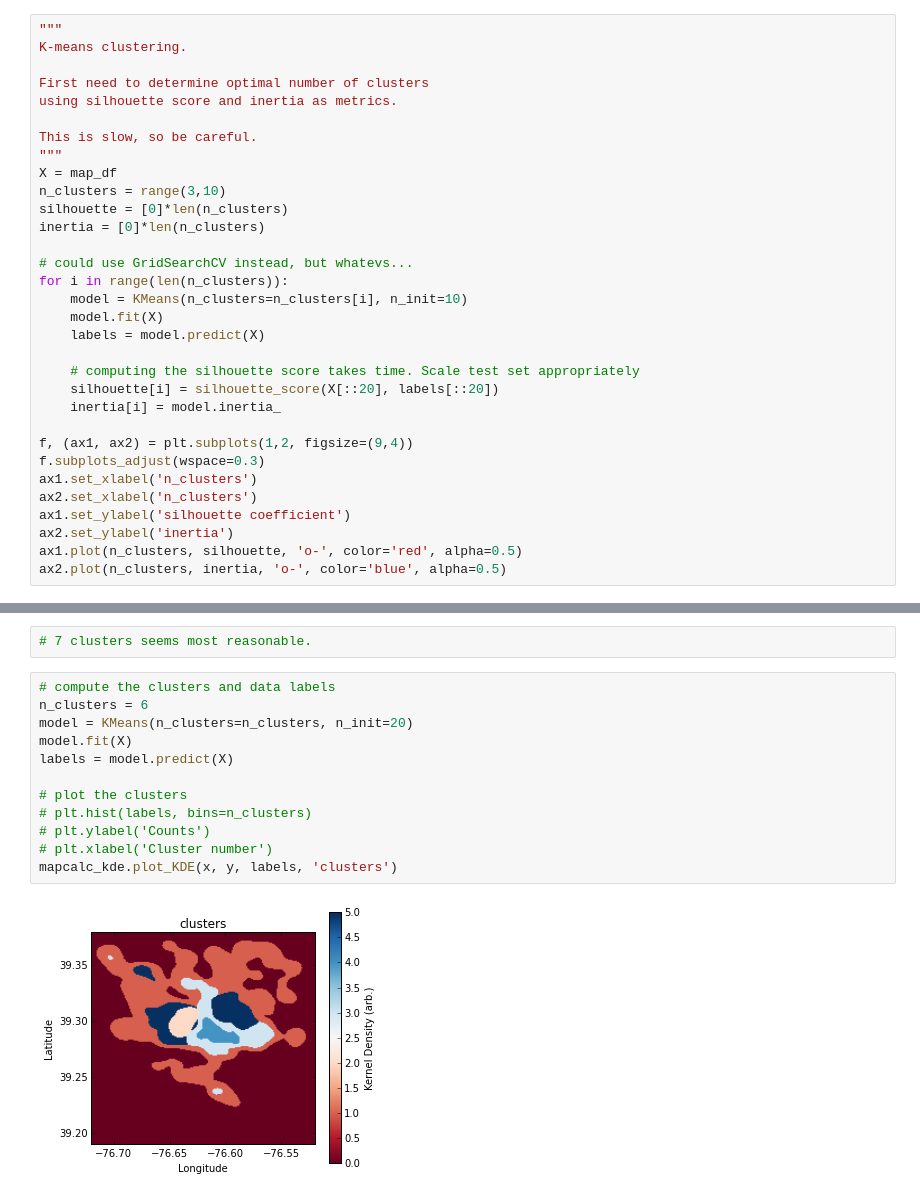
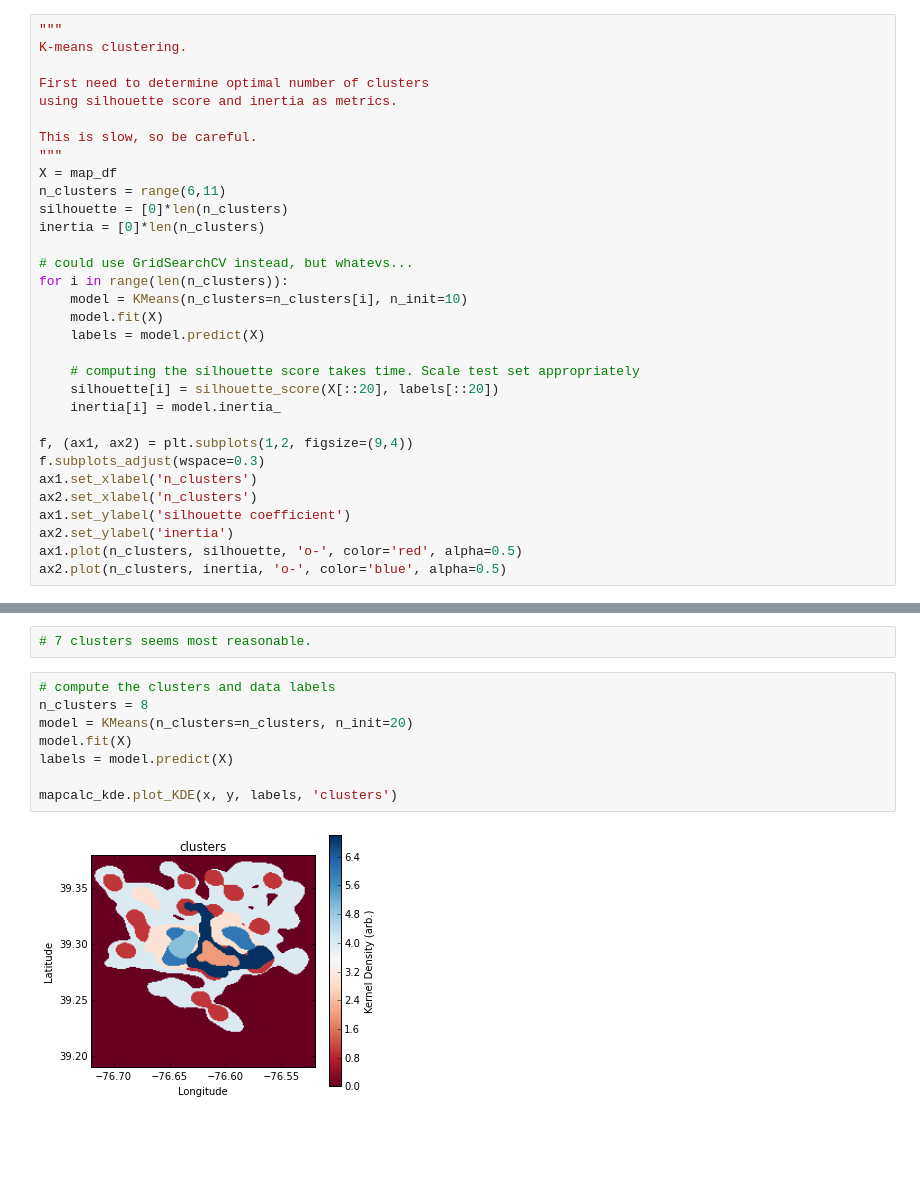
Before and after one commit to dvdwllc/stomping-grounds, a Jupyter notebook: clustering.ipynb, the cells around one changed output, grey strips where cells are left out. Drawn from its saved outputs; the diff is of its cells as text; blank space fills up the shorter version.

```diff
--- a/clustering.ipynb
+++ b/clustering.ipynb
@@ -35,7 +35,7 @@ using silhouette score and inertia as metrics.
 This is slow, so be careful.
 """
 X = map_df
-n_clusters = range(3,10)
+n_clusters = range(6,11)
 silhouette = [0]*len(n_clusters)
 inertia = [0]*len(n_clusters)
 
@@ -64,17 +64,13 @@ ax2.plot(n_clusters, inertia, 'o-', color='blue', alpha=0.5)
 # 7 clusters seems most reasonable.
 # %%
 # compute the clusters and data labels
-n_clusters = 6
+n_clusters = 8
 model = KMeans(n_clusters=n_clusters, n_init=20)
 model.fit(X)
 labels = model.predict(X)
 
-# plot the clusters
-# plt.hist(labels, bins=n_clusters)
-# plt.ylabel('Counts')
-# plt.xlabel('Cluster number')
 mapcalc_kde.plot_KDE(x, y, labels, 'clusters')
 # %% [output]
-[figure, old version]
+[figure, new version]
 # %%
 clusters_df = pd.DataFrame(columns=map_df.columns.values)
```
Also changed, not shown: parts of 4 cells of this notebook, 16 other files.
